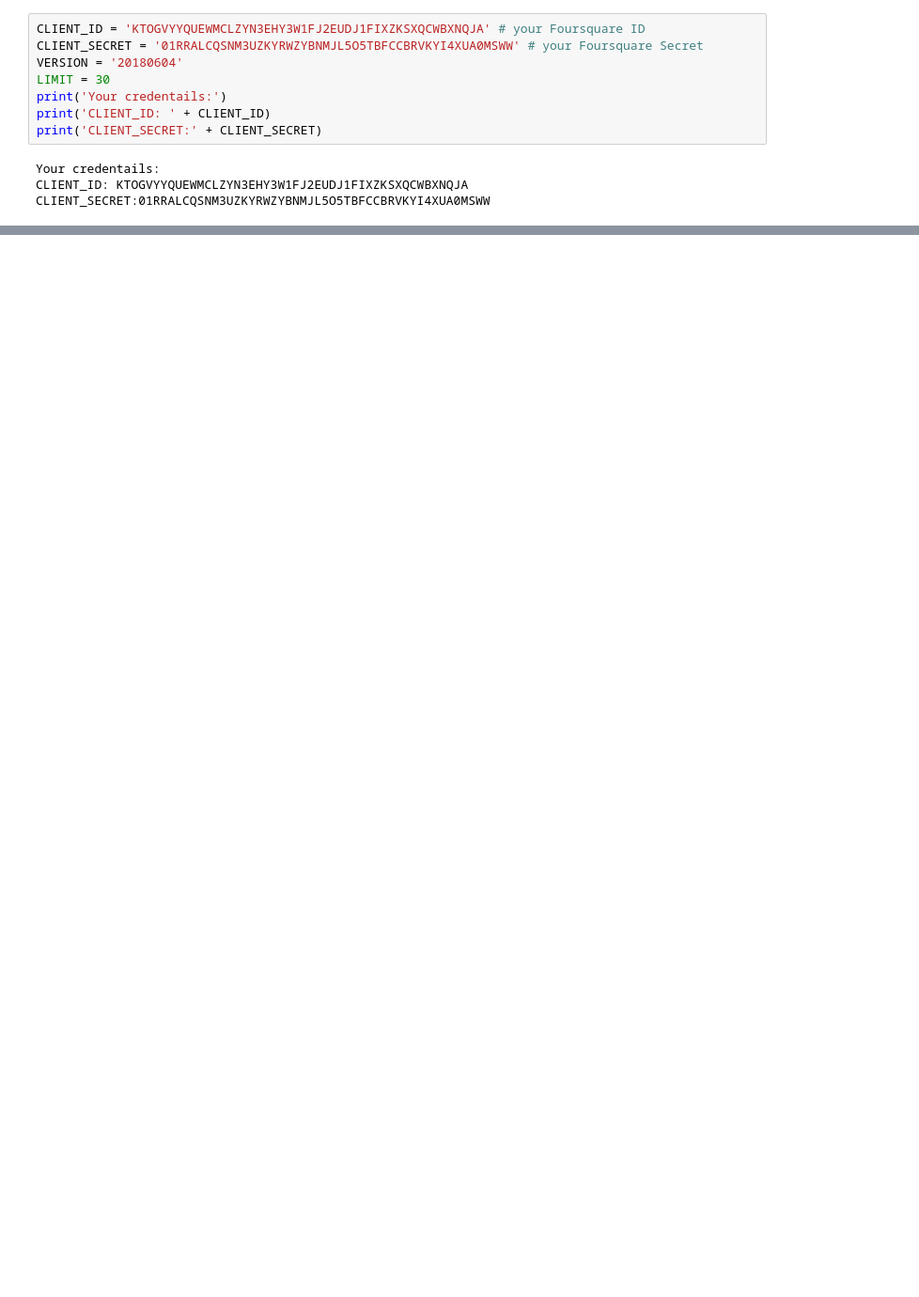
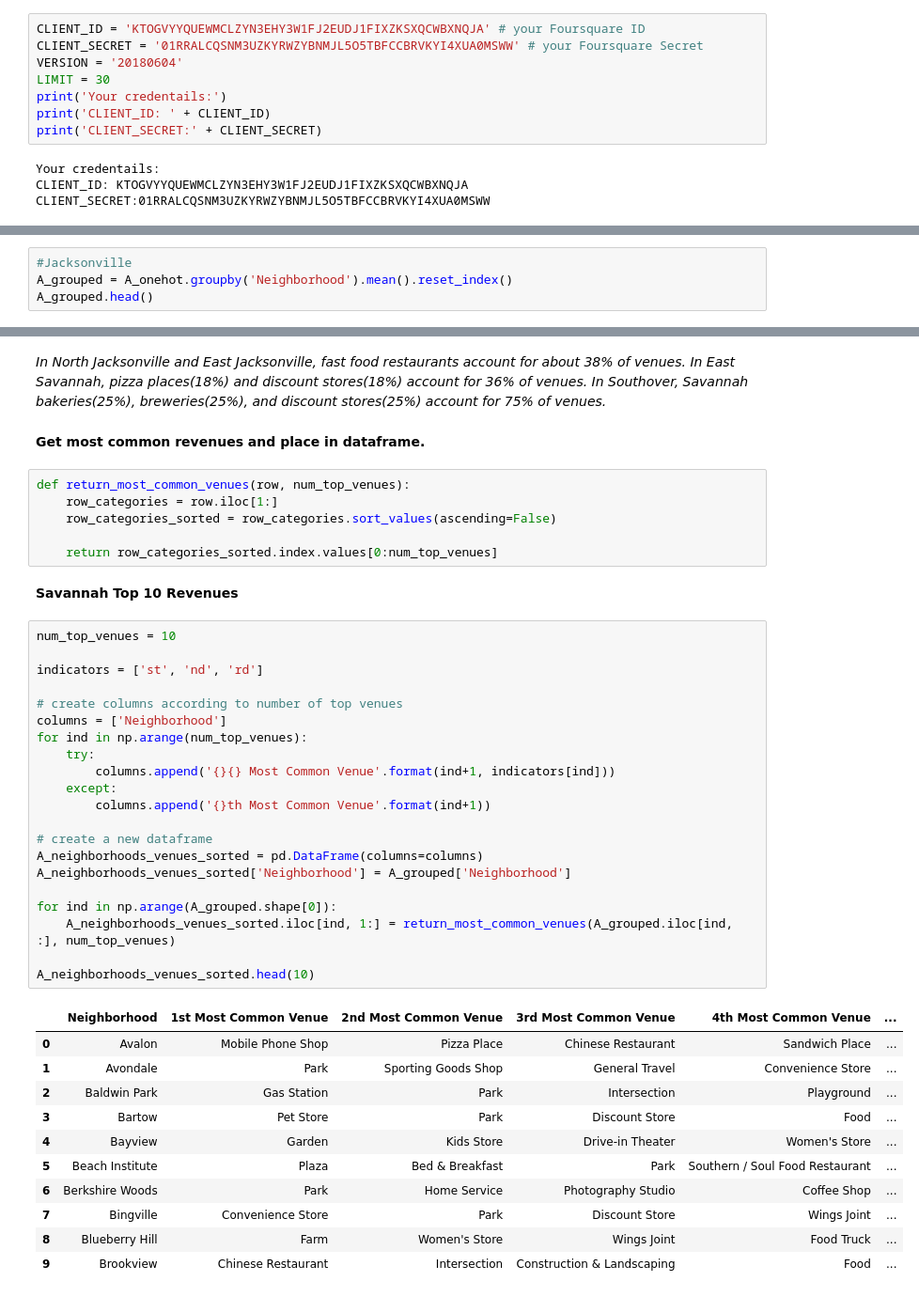
Before and after one commit to mannykav/Coursera_Capstone, a Jupyter notebook: Capstone Final Project IBM Data Science.ipynb, the cells around one changed output, grey strips where cells are left out. Shown: that part at 94% size. Saved outputs shown, nothing was run; the diff lists cells and outputs as text; blank space fills up the shorter version.

```diff
--- a/Capstone Final Project IBM Data Science.ipynb
+++ b/Capstone Final Project IBM Data Science.ipynb
@@ -528,0 +334,4 @@ The geograpical coordinate of New York City are 40.7127281, -74.0060152.
+# %%
+#Jacksonville
+A_grouped = A_onehot.groupby('Neighborhood').mean().reset_index()
+A_grouped.head()
@@ -528,0 +410,45 @@ The geograpical coordinate of New York City are 40.7127281, -74.0060152.
+# %% [markdown]
+*In North Jacksonville and East Jacksonville, fast food restaurants account for about 38% of venues. In East Savannah, pizza places(18%) and discount stores(18%) account for 36% of venues. In Southover, Savannah bakeries(25%), breweries(25%), and discount stores(25%) account for 75% of venues.*
+# %% [markdown]
+**Get most common revenues and place in dataframe.**
+# %%
+def return_most_common_venues(row, num_top_venues):
+    row_categories = row.iloc[1:]
+    row_categories_sorted = row_categories.sort_values(ascending=False)
+
+    return row_categories_sorted.index.values[0:num_top_venues]
+# %% [markdown]
+**Savannah Top 10 Revenues**
+# %%
+num_top_venues = 10
+
+indicators = ['st', 'nd', 'rd']
+
+# create columns according to number of top venues
+columns = ['Neighborhood']
+for ind in np.arange(num_top_venues):
+    try:
+        columns.append('{}{} Most Common Venue'.format(ind+1, indicators[ind]))
+    except:
+        columns.append('{}th Most Common Venue'.format(ind+1))
+
+# create a new dataframe
+A_neighborhoods_venues_sorted = pd.DataFrame(columns=columns)
+A_neighborhoods_venues_sorted['Neighborhood'] = A_grouped['Neighborhood']
+
+for ind in np.arange(A_grouped.shape[0]):
+    A_neighborhoods_venues_sorted.iloc[ind, 1:] = return_most_common_venues(A_grouped.iloc[ind, :], num_top_venues)
+
+A_neighborhoods_venues_sorted.head(10)
+# %% [output]
+|  | Neighborhood | 1st Most Common Venue | 2nd Most Common Venue | 3rd Most Common Venue | 4th Most Common Venue | ... |
+| 0 | Avalon | Mobile Phone Shop | Pizza Place | Chinese Restaurant | Sandwich Place | ... |
+| 1 | Avondale | Park | Sporting Goods Shop | General Travel | Convenience Store | ... |
+| 2 | Baldwin Park | Gas Station | Park | Intersection | Playground | ... |
+| 3 | Bartow | Pet Store | Park | Discount Store | Food | ... |
+| 4 | Bayview | Garden | Kids Store | Drive-in Theater | Women's Store | ... |
+| 5 | Beach Institute | Plaza | Bed & Breakfast | Park | Southern / Soul Food Restaurant | ... |
+| 6 | Berkshire Woods | Park | Home Service | Photography Studio | Coffee Shop | ... |
+| 7 | Bingville | Convenience Store | Park | Discount Store | Wings Joint | ... |
+| 8 | Blueberry Hill | Farm | Women's Store | Wings Joint | Food Truck | ... |
+| 9 | Brookview | Chinese Restaurant | Intersection | Construction & Landscaping | Food | ... |
```
Also changed, not shown: parts of 94 cells of this notebook.
